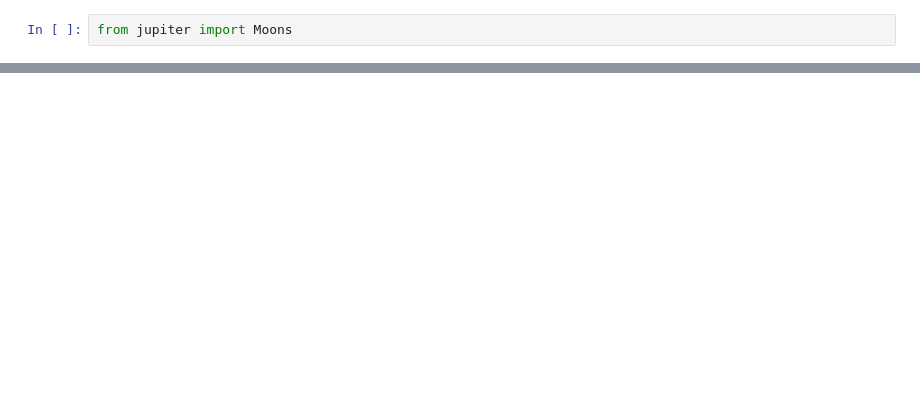
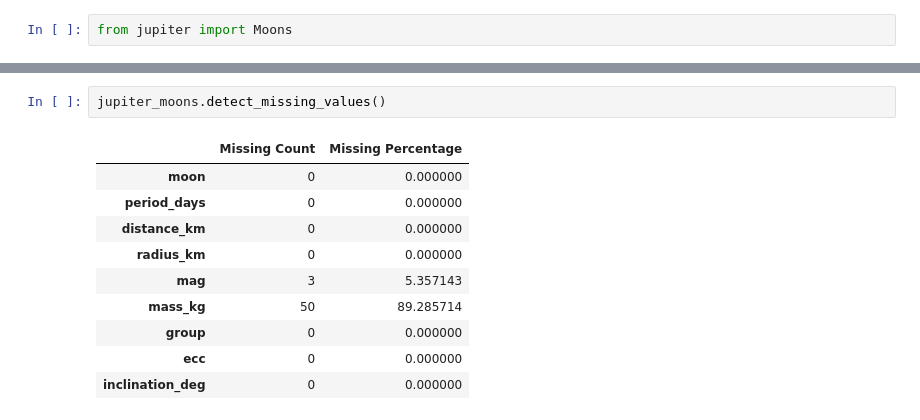
Before and after one commit to archosd/Moon-analysis-toolkit, a Jupyter notebook: Task_1/Example.ipynb, the cells around one changed output, grey strips where cells are left out. Drawn from its saved outputs; the diff is of its cells as text; blank space fills up the shorter version.

```diff
--- a/Task_1/Example.ipynb
+++ b/Task_1/Example.ipynb
@@ -23,0 +39,13 @@ jupiter_moons.load_all_data()
+# %%
+jupiter_moons.detect_missing_values()
+# %% [output]
+|  | Missing Count | Missing Percentage |
+| moon | 0 | 0.000000 |
+| period_days | 0 | 0.000000 |
+| distance_km | 0 | 0.000000 |
+| radius_km | 0 | 0.000000 |
+| mag | 3 | 5.357143 |
+| mass_kg | 50 | 89.285714 |
+| group | 0 | 0.000000 |
+| ecc | 0 | 0.000000 |
+| inclination_deg | 0 | 0.000000 |
```
Also changed, not shown: parts of 7 cells of this notebook, 1 other file.
